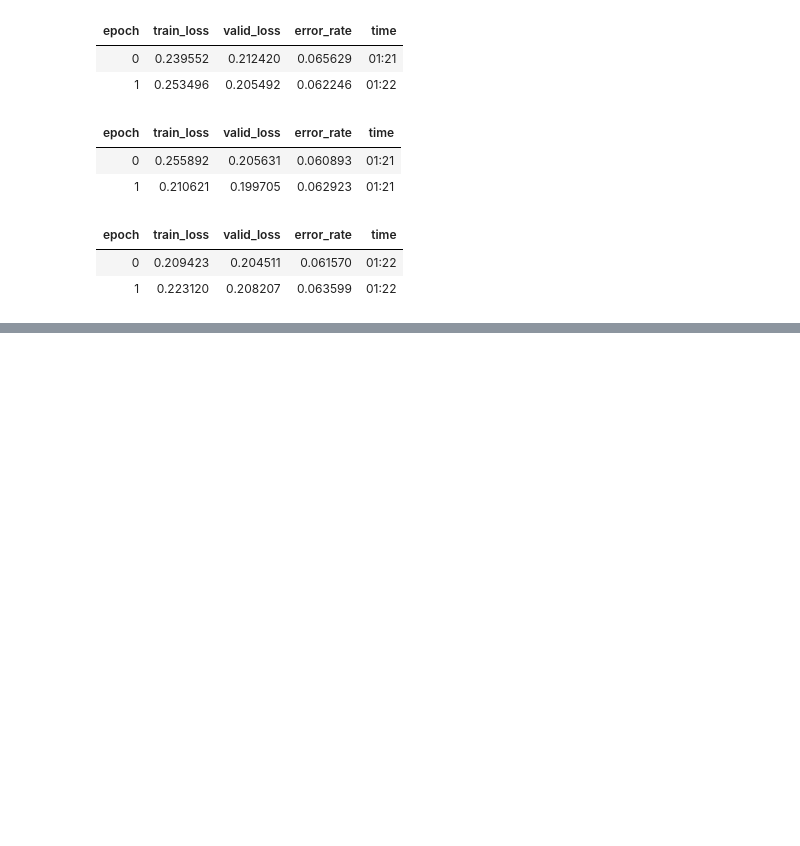
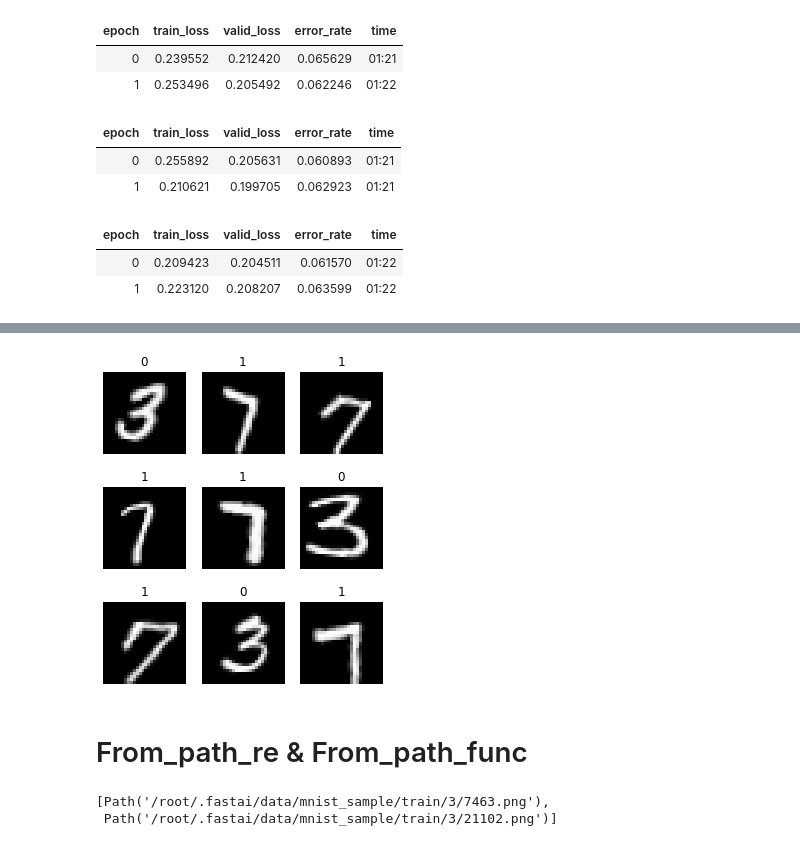
Before and after one commit to binliu0630/FASTAI_V2, a Jupyter notebook: Lesson_1_what's_your_pet.ipynb, the cells around one changed output, grey strips where cells are left out. Drawn from its saved outputs; the diff is of its cells as text; code cells hidden in the pictures; blank space fills up the shorter version.

```diff
--- a/Lesson_1_what's_your_pet.ipynb
+++ b/Lesson_1_what's_your_pet.ipynb
@@ -220,0 +265,12 @@ learn.fit_one_cycle(2, lr_max=slice(1e-6, 1e-4))
+# %%
+dls = ImageDataLoaders.from_df(df, path=path, batch_tfms=tfms,size=24)
+dls.show_batch(figsize=(5,6))
+# %% [output]
+[figure, added]
+# %% [markdown]
+# From_path_re & From_path_func
+# %%
+fn_paths = [path/name for name in df['name']]; fn_path[:2]
+# %% [output]
+[Path('/root/.fastai/data/mnist_sample/train/3/7463.png'),
+ Path('/root/.fastai/data/mnist_sample/train/3/21102.png')]
```
Also changed, not shown: parts of 18 cells of this notebook.
